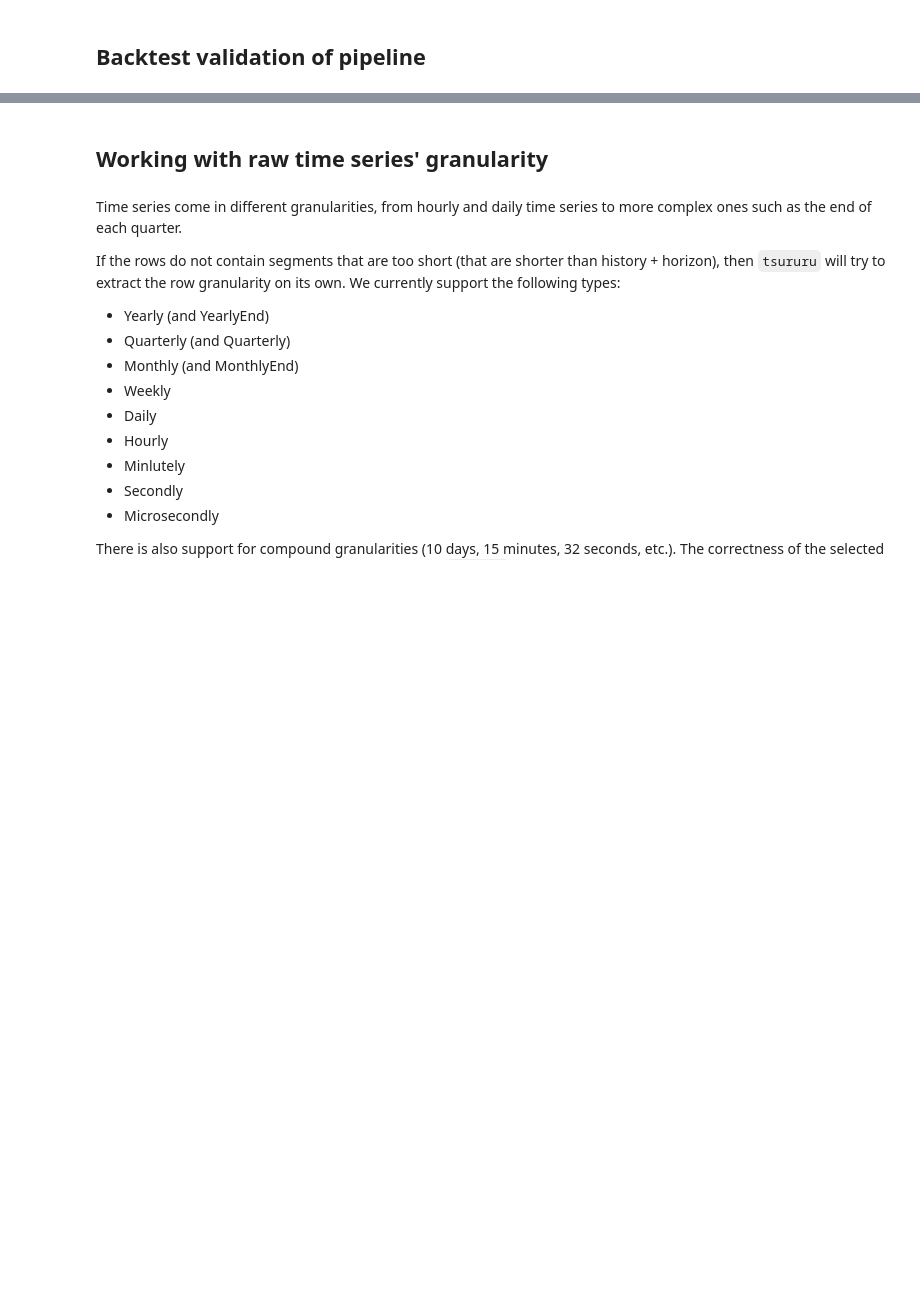
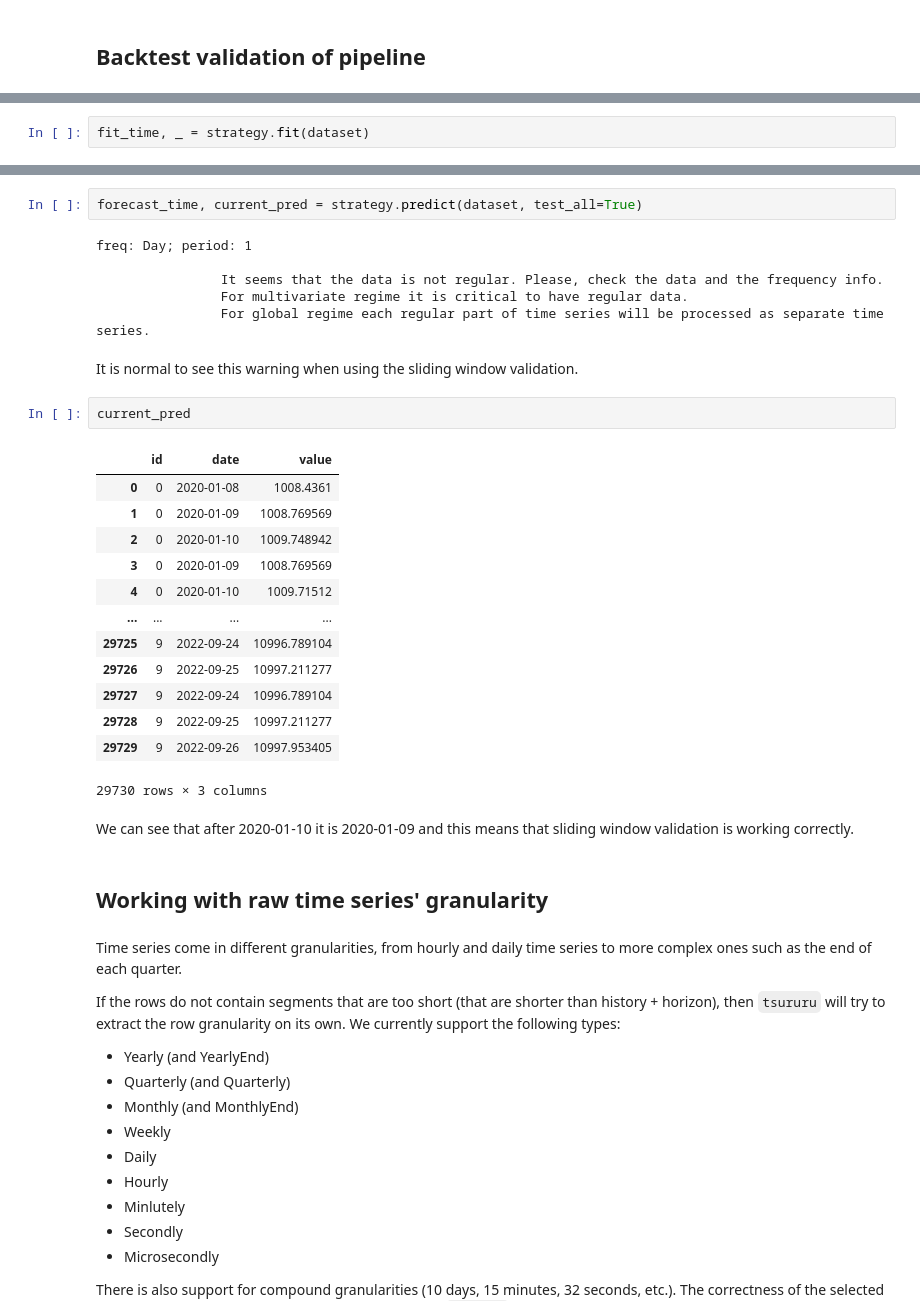
Before and after one commit to sb-ai-lab/tsururu, a Jupyter notebook: examples/Tutorial_1_Quick_start.ipynb, the cells around one changed output, grey strips where cells are left out. Cells and saved outputs as stored; diff of their text form; blank space fills up the shorter version.

```diff
--- a/examples/Tutorial_1_Quick_start.ipynb
+++ b/examples/Tutorial_1_Quick_start.ipynb
@@ -300,0 +378,2 @@ get_results(cv=1, regime="global", y_true=test, y_pred=pred, ids=ids)
+# %%
+fit_time, _ = strategy.fit(dataset)
@@ -301,3 +395,31 @@ get_results(cv=1, regime="global", y_true=test, y_pred=pred, ids=ids)
+# %%
+forecast_time, current_pred = strategy.predict(dataset, test_all=True)
+# %% [output]
+freq: Day; period: 1
+
+                It seems that the data is not regular. Please, check the data and the frequency info.
+                For multivariate regime it is critical to have regular data.
+                For global regime each regular part of time series will be processed as separate time series.
+# %% [markdown]
+It is normal to see this warning when using the sliding window validation.
+# %%
+current_pred
+# %% [output]
+|  | id | date | value |
+| 0 | 0 | 2020-01-08 | 1008.4361 |
+| 1 | 0 | 2020-01-09 | 1008.769569 |
+| 2 | 0 | 2020-01-10 | 1009.748942 |
+| 3 | 0 | 2020-01-09 | 1008.769569 |
+| 4 | 0 | 2020-01-10 | 1009.71512 |
+| ... | ... | ... | ... |
+| 29725 | 9 | 2022-09-24 | 10996.789104 |
+| 29726 | 9 | 2022-09-25 | 10997.211277 |
+| 29727 | 9 | 2022-09-24 | 10996.789104 |
+| 29728 | 9 | 2022-09-25 | 10997.211277 |
+| 29729 | 9 | 2022-09-26 | 10997.953405 |
+29730 rows × 3 columns
+# %% [markdown]
+We can see that after 2020-01-10 it is 2020-01-09 and this means that sliding window validation is working correctly.
 # %% [markdown]
 ## Working with raw time series' granularity
 # %% [markdown]
```
Also changed, not shown: parts of 12 cells of this notebook.
